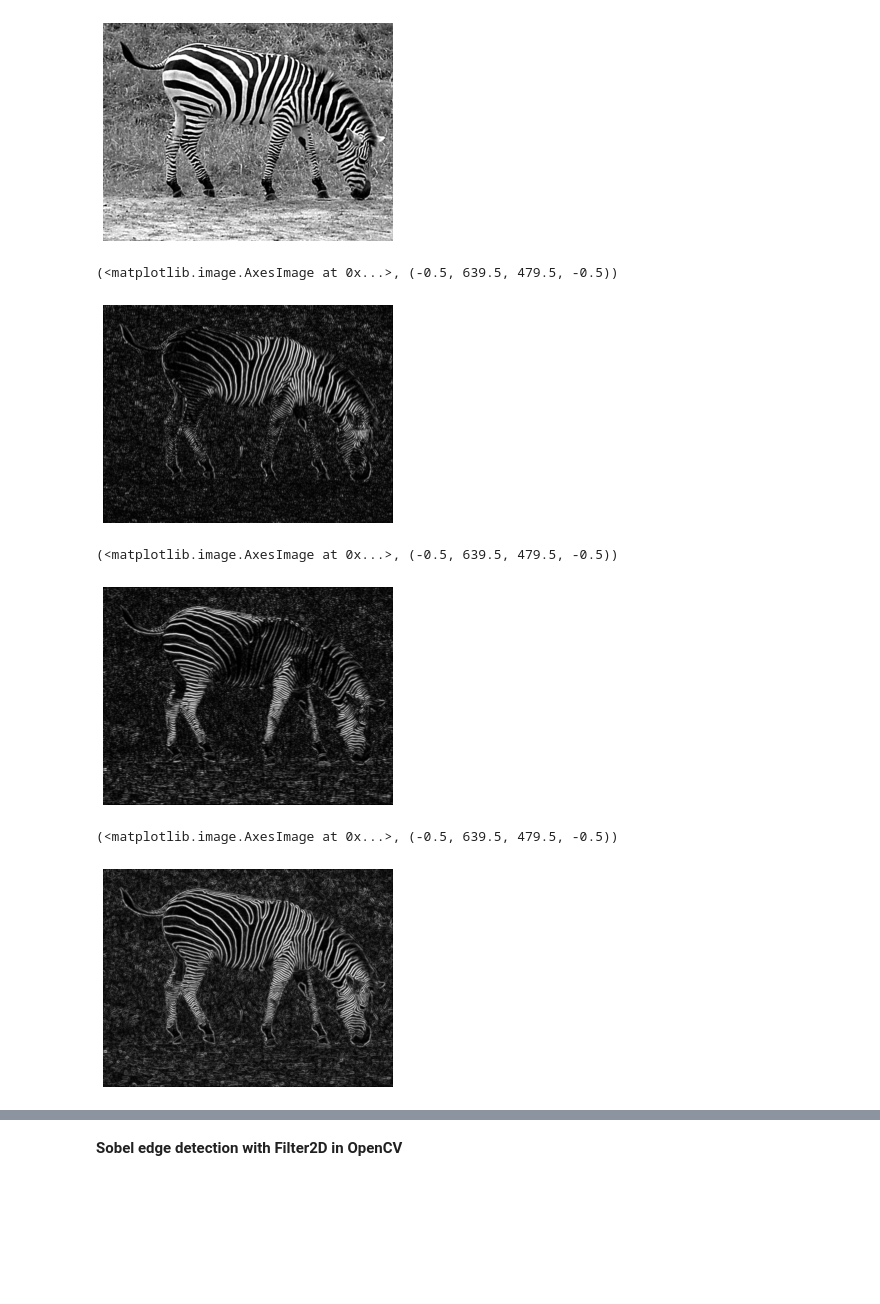
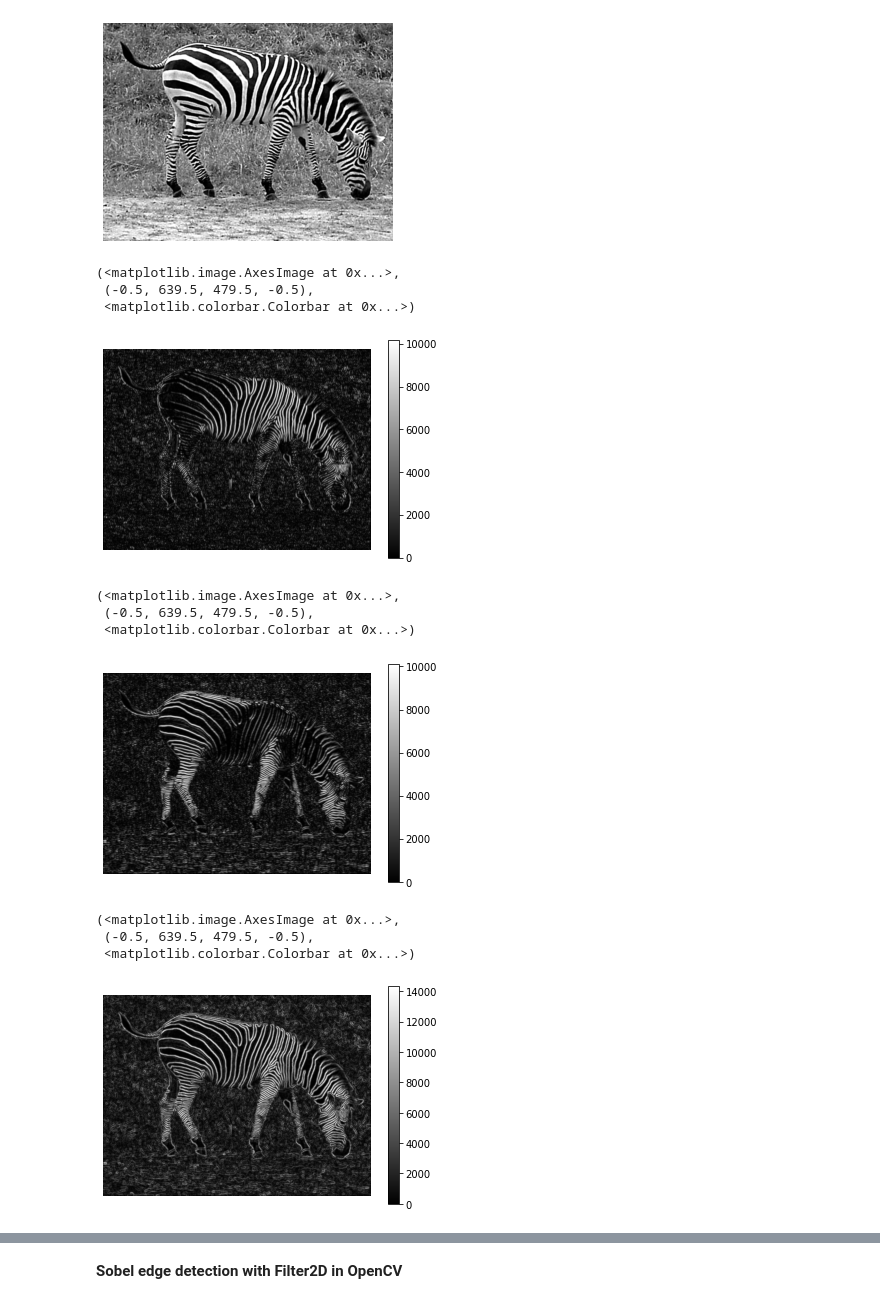
Before and after one commit to myconcordia/COMP478, a Jupyter notebook: EdgeDetection.ipynb, the cells around one changed output, grey strips where cells are left out. Drawn from its saved outputs; the diff is of its cells as text; code cells hidden in the pictures; blank space fills up the shorter version.

```diff
--- a/EdgeDetection.ipynb
+++ b/EdgeDetection.ipynb
@@ -158,9 +164,9 @@ os.listdir()
 # %% [output]
 ['Colab Notebooks', 'data', 'images', 'trimesh', 'Ericsson', 'amazon']
 # %%
-I = cv2.imread('./images/Zebra.png',0)
+I = cv2.imread('./images/Zebra.png')
 # Convert to graycsale
-#I = cv2.cvtColor(I, cv2.COLOR_BGR2GRAY)
+I = cv2.cvtColor(I, cv2.COLOR_BGR2GRAY)
 plt.imshow(I,'gray'), plt.axis('off')
 # %% [output]
 (<matplotlib.image.AxesImage at 0x...>, (-0.5, 639.5, 479.5, -0.5))
@@ -176,25 +182,30 @@ Sobely = cv2.Sobel(src=I_blur, ddepth=cv2.CV_64F, dx=0, dy=1, ksize=5) # Sobel E
 # %%
 # Display Sobel Edge Detection Images
 Gx = np.abs(Sobelx)
-plt.imshow(Gx,'gray'), plt.axis('off')
+plt.imshow(Gx,'gray'), plt.axis('off'), plt.colorbar()
 # %% [output]
-(<matplotlib.image.AxesImage at 0x...>, (-0.5, 639.5, 479.5, -0.5))
+(<matplotlib.image.AxesImage at 0x...>,
+ (-0.5, 639.5, 479.5, -0.5),
+ <matplotlib.colorbar.Colorbar at 0x...>)
-[figure, old version]
+[figure, new version]
 # %%
 # Display Sobel Edge Detection Images
 Gy = np.abs(Sobely)
-plt.imshow(Gy,'gray'), plt.axis('off')
+plt.imshow(Gy,'gray'), plt.axis('off'), plt.colorbar()
 # %% [output]
-(<matplotlib.image.AxesImage at 0x...>, (-0.5, 639.5, 479.5, -0.5))
+(<matplotlib.image.AxesImage at 0x...>,
+ (-0.5, 639.5, 479.5, -0.5),
+ <matplotlib.colorbar.Colorbar at 0x...>)
-[figure, old version]
+[figure, new version]
 # %%
-# Combine the gradient representations into a single image (magnitude)
-#G = np.abs(Gx) + np.abs(Gy)
-G = cv2.addWeighted(Gx, 0.5, Gy, 0.5, 0)
-plt.imshow(G,'gray'), plt.axis('off')
+# Combine the gradient representations into a single image (i.e. gradient magnitude)
+G = Gx + Gy
+plt.imshow(G,'gray'), plt.axis('off'), plt.colorbar()
 # %% [output]
-(<matplotlib.image.AxesImage at 0x...>, (-0.5, 639.5, 479.5, -0.5))
+(<matplotlib.image.AxesImage at 0x...>,
+ (-0.5, 639.5, 479.5, -0.5),
+ <matplotlib.colorbar.Colorbar at 0x...>)
-[figure, old version]
+[figure, new version]
 # %%
 # Display Gradient Magnitude
 G = cv2.magnitude(Sobelx, Sobely)
```
Also changed, not shown: parts of 53 cells of this notebook.
